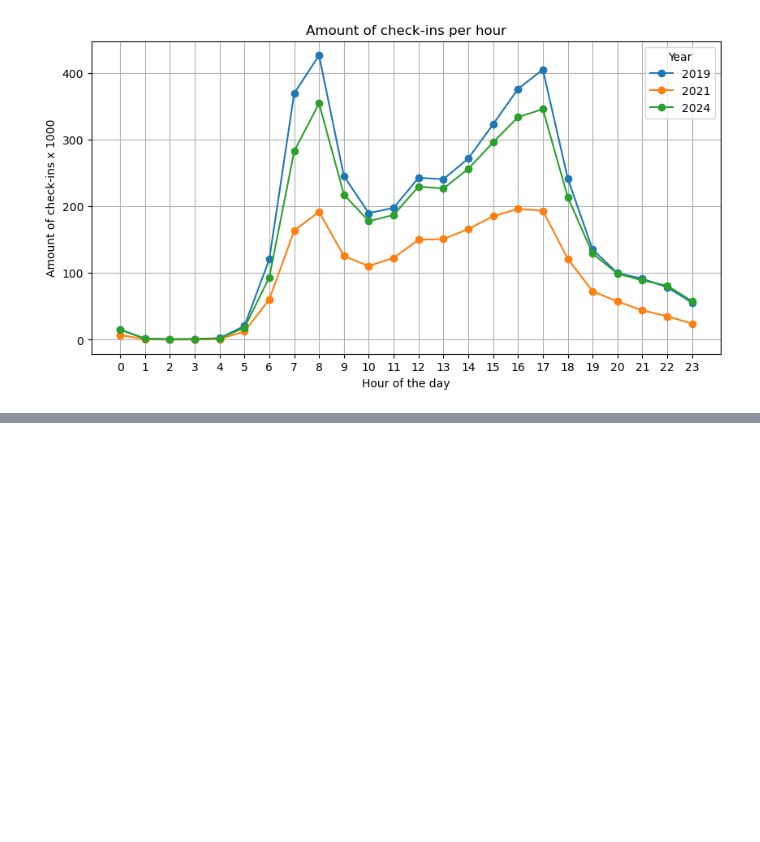
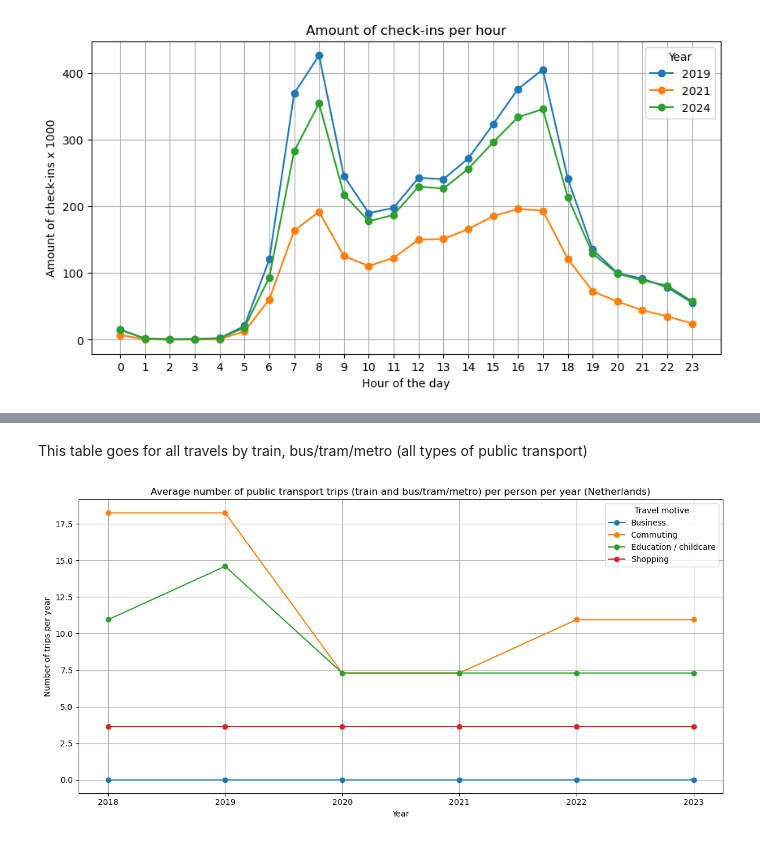
Before and after one commit to lotterus2003/groep24, a Jupyter notebook: Subquestion_3.ipynb, the cells around one changed output, grey strips where cells are left out. Saved outputs shown, nothing was run; the diff lists cells and outputs as text; code cells hidden in the pictures; blank space fills up the shorter version.

```diff
--- a/Subquestion_3.ipynb
+++ b/Subquestion_3.ipynb
@@ -48,0 +114,70 @@ Tabellen maken
+# %% [markdown]
+This table goes for all travels by train, bus/tram/metro (all types of public transport)
+# %%
+import pandas as pd
+import matplotlib.pyplot as plt
+
+# Reading csv
+path = r"C:\Users\stepk\OneDrive - Delft University of Technology\TIL\TIL 6022\groep 24 data\table__84710NED.csv"
+df = pd.read_csv(path)
+
+# Strip whitespace from column names
+df.columns = df.columns.str.strip()
+
+# Filter: all public transport; train and bus/tram/metro, all travel motives, Netherlands
+df_filtered = df[
+    df['Vervoerwijzen'].isin(['Trein', 'Bus/tram/metro']) &
+    (df['Reismotieven'] != 'Totaal') &
+    (df["Regio's"] == 'Nederland')
+].copy()
+
+# Convert column to strings
+kolom = 'Gemiddeld per persoon per dag Verplaatsingen (aantal)'
+df_filtered[kolom] = (
+    df_filtered[kolom]
+    .astype(str)
+    .str.replace(',', '.', regex=False)
+)
+df_filtered[kolom] = pd.to_numeric(df_filtered[kolom], errors='coerce')
+df_filtered = df_filtered.dropna(subset=[kolom])
+
+# Converts values from 'Perioden' to strings
+df_filtered['Perioden'] = df_filtered['Perioden'].astype(str).str.extract(r'(\d{4})').astype(int)
+
+# Convert daily to yearly
+df_filtered['Per jaar'] = df_filtered[kolom] * 365
+
+# Translation dictionary
+translation = {
+    'Van en naar het werk': 'Commuting',
+    'Zakelijk, beroepsmatig': 'Business',
+    'Onderwijs volgen, cursus, kinderopvang': 'Education / childcare',
+    'Winkelen, boodschappen doen': 'Shopping',
+    'Sociaal bezoek': 'Social visit',
+    'Uitgaan': 'Leisure / going out',
+    'Sport': 'Sports',
+    'Wandelen of fietsen': 'Walking / cycling',
+    'Vakantie, dagje uit': 'Holiday / day trip',
+    'Overig': 'Other'
+}
+
+df_filtered['Reismotieven_eng'] = df_filtered['Reismotieven'].replace(translation)
+
+# Add types of public transport
+df_grouped = df_filtered.groupby(['Perioden', 'Reismotieven_eng'])['Per jaar'].sum().reset_index()
+
+# Plot the results
+plt.figure(figsize=(12, 6))
+for motief in df_grouped['Reismotieven_eng'].unique():
+    df_motief = df_grouped[df_grouped['Reismotieven_eng'] == motief]
+    plt.plot(df_motief['Perioden'], df_motief['Per jaar'], marker='o', label=motief)
+
+plt.title('Average number of public transport trips (train and bus/tram/metro) per person per year (Netherlands)')
+plt.xlabel('Year')
+plt.ylabel('Number of trips per year')
+plt.legend(title='Travel motive')
+plt.grid(True)
+plt.tight_layout()
+plt.show()
+# %% [output]
+[figure, added]
```
Also changed, not shown: parts of 3 cells of this notebook.
